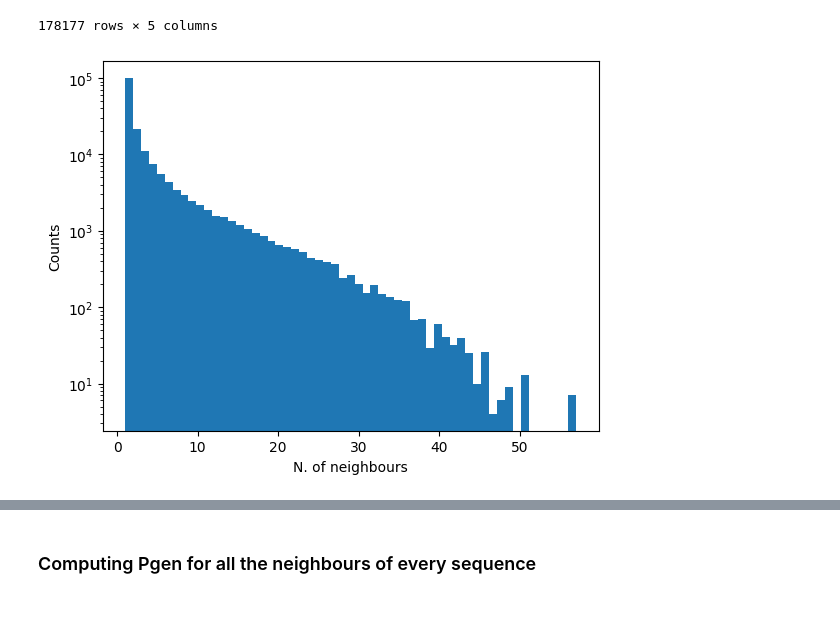
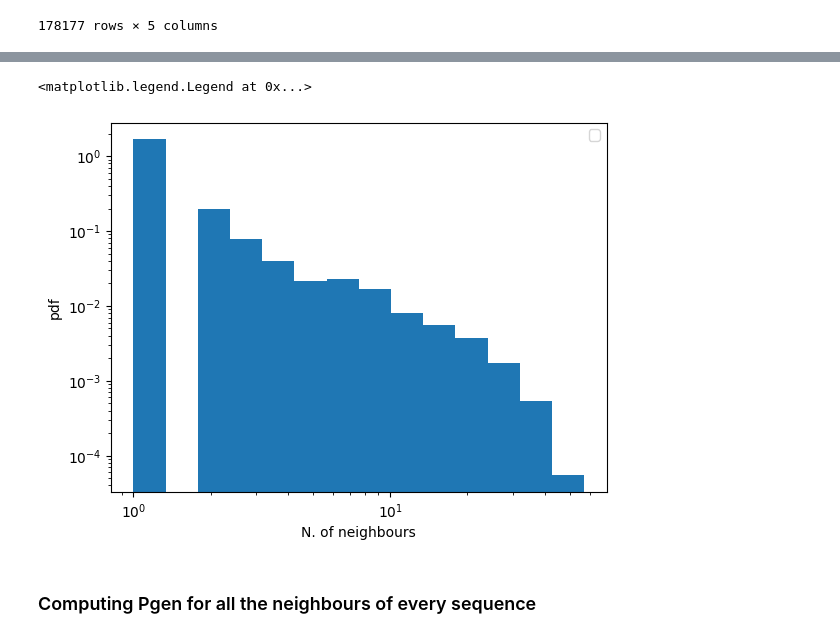
Before and after one commit to amazzoli/Quantitative_immunology, a Jupyter notebook: notebooks/ALICE_preprocess.ipynb, the cells around one changed output, grey strips where cells are left out. Cells and saved outputs as stored; diff of their text form; code cells hidden in the pictures; blank space fills up the shorter version.

```diff
--- a/notebooks/ALICE_preprocess.ipynb
+++ b/notebooks/ALICE_preprocess.ipynb
@@ -174,10 +210,14 @@ pgen_frame
 | 178175 | TGCGCCAGCAGCTTACAGGAGCGCACAGATACG... | CASSLQERTDTQYF | 2 | 1.170883e-08 | 1 |
 | 178176 | TGTATGGCAGGTGGGGTAGGGATGTACGAGCAG... | CMAGGVGMYEQYV | 2 | 1.088585e-22 | 1 |
 178177 rows × 5 columns
-# %%
-plt.yscale('log')
-plt.xlabel('N. of neighbours')
-plt.ylabel('Counts')
-h=plt.hist(pgen_frame['n_neigh'], bins=max(pgen_frame['n_neigh']))
-# %% [output]
-[figure, removed]
+# %%
+counts = pgen_frame['n_neigh']
+bins = np.logspace(np.log10(min(counts)), np.log10(max(counts)), 15)
+plt.xscale('log')
+plt.yscale('log')
+plt.xlabel('N. of neighbours')
+plt.ylabel('pdf')
+h = plt.hist(counts, bins=bins, density=True)
+#plt.plot(bins, bins**(-2), label=r'$n^{-2}$')
+plt.legend()
+# %% [output]
@@ -184,3 +225,5 @@ h=plt.hist(pgen_frame['n_neigh'], bins=max(pgen_frame['n_neigh']))
+<matplotlib.legend.Legend at 0x...>
+[figure, added]
 # %% [markdown]
 ### Computing Pgen for all the neighbours of every sequence
 # %% [markdown]
```
Also changed, not shown: parts of 9 cells of this notebook.
